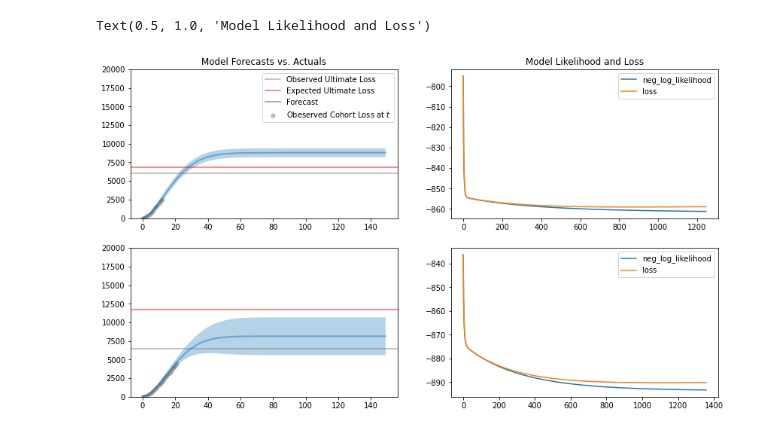
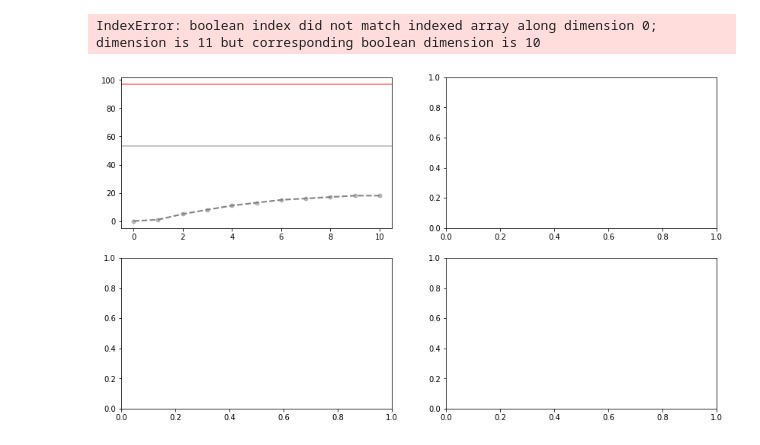
Before and after one commit to madrury/loss-forecasting, a Jupyter notebook: notebooks/simulation-testing.ipynb, the cells around one changed output. Saved outputs shown, nothing was run; the diff lists cells and outputs as text; code cells hidden in the pictures.

```diff
--- a/notebooks/simulation-testing.ipynb
+++ b/notebooks/simulation-testing.ipynb
@@ -41,7 +58,7 @@ Text(0, 0.5, 'Loss')
 N = 2
 
 simulator = FraudForcastingDataSimulator(
-    n_obs_min=5, n_obs_max=30, ultimate_loss_mean=10000.0, ultimate_loss_std=3000.0)
+    n_obs_min=5, n_obs_max=30, ultimate_loss_mean=100.0, ultimate_loss_std=20.0)
 models = []
 
 fig, axs = plt.subplots(N, 2, figsize=(14, 4*N))
@@ -54,36 +71,34 @@ for ax0, ax1 in axs:
     ax0.scatter(df['t'], df['y'], color='grey', s=25, alpha=0.5, label="Obeserved Cohort Loss at $t$")
 
     ax0.axhline(df['ultimate_loss'][0], color='grey', alpha=0.6, label="Observed Ultimate Loss")
     ax0.axhline(df['expected_ultimate_loss'][0], color='red', alpha=0.6, label="Expected Ultimate Loss")
 
-    model = LossDevelopmentCurveModel(
-        ul_prior_mean=10000.0, ul_prior_std=5000.0, initial_ul=10000.0,
-        shrinkage=0.1, learning_rate=0.001)
-    model.fit(df['t'].values, df['y'].values)
+    model = LossDevelopmentCurveModel(shrinkage=0.1, learning_rate=0.1)
+    model.fit(df['t'].values, df['y'].values, df['id'].values)
 
     t = np.arange(150)
     forecast = model.forecast(t)
     ax0.plot(t, forecast, alpha=0.5, linewidth=2, label="Forecast")
 
     max_t = np.max(df['t'])
     t = np.arange(0, 150)
     ax0.fill_between(
         t,
         forecast + 3 * model.forecast_interval(t),
         forecast - 3 * model.forecast_interval(t),
         alpha=0.33
     )
 
     ax0.set_ylim([-5.0, 20000.0])
 
     ax1.plot(np.arange(len(model.log_likelihoods)), -np.array(model.log_likelihoods), label='neg_log_likelihood')
     ax1.plot(np.arange(len(model.losses)), model.losses, label='loss')
     ax1.legend()
 
 axs[0][0].legend()
 axs[0][0].set_title("Model Forecasts vs. Actuals")
 axs[0][1].legend()
 axs[0][1].set_title("Model Likelihood and Loss")
 # %% [output]
-Text(0.5, 1.0, 'Model Likelihood and Loss')
+IndexError: boolean index did not match indexed array along dimension 0; dimension is 11 but corresponding boolean dimension is 10
-[figure, old version]
+[figure, new version]
```
Also changed, not shown: parts of 3 cells of this notebook, 2 other files.
